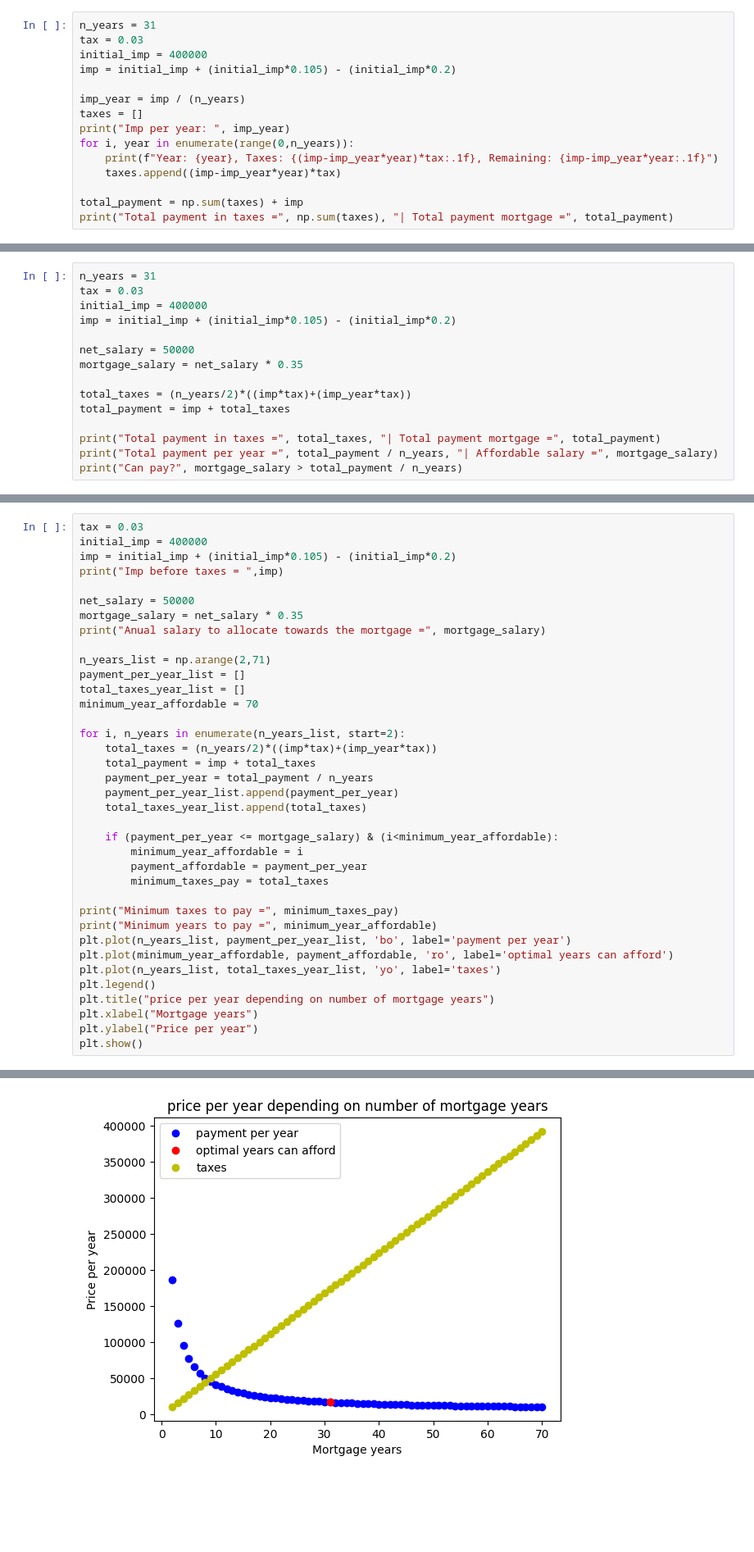
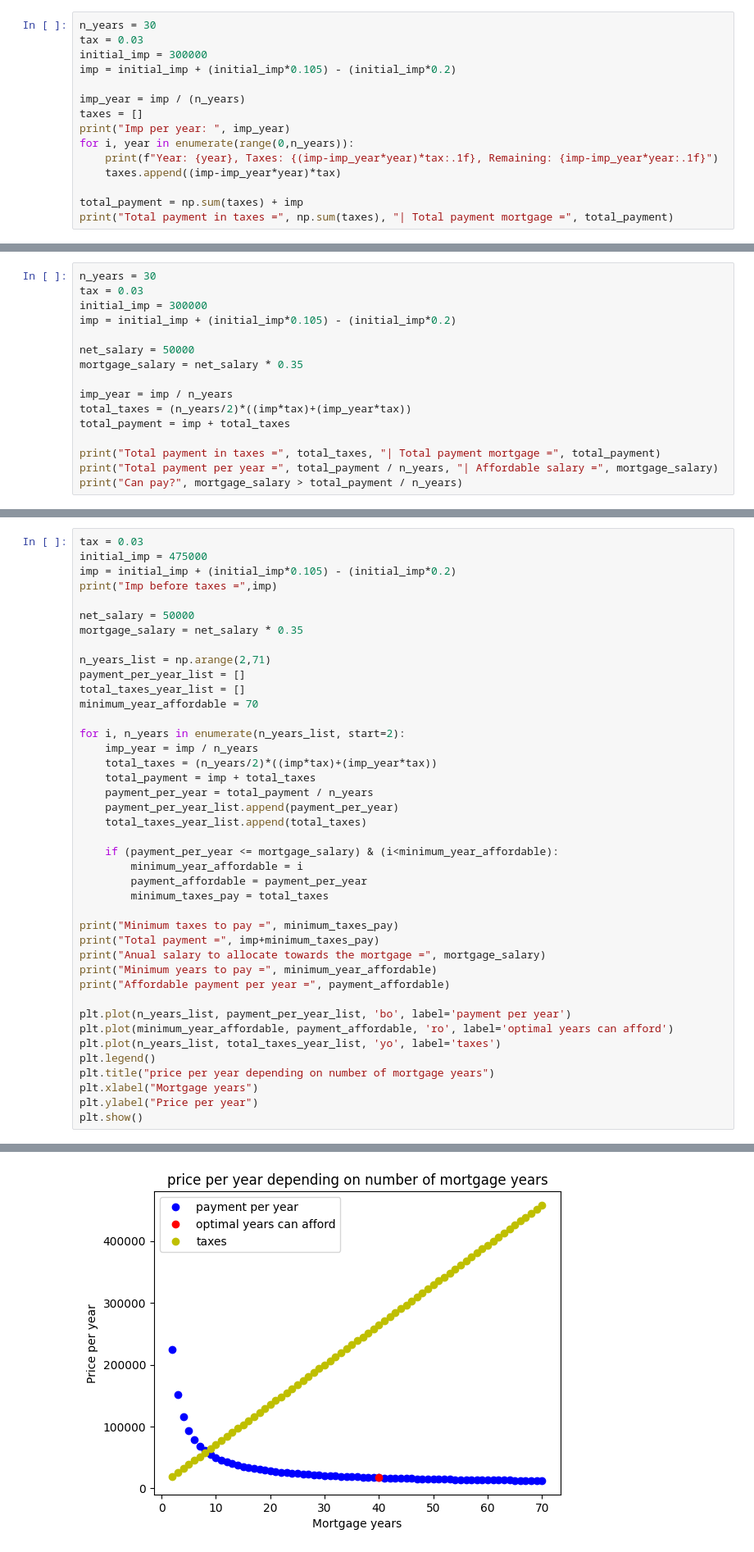
Before and after one commit to joseprs/FlatsHousesStudyBCN, a Jupyter notebook: analysis_salary.ipynb, the cells around one changed output, grey strips where cells are left out. Shown at 82% size. Saved outputs shown, nothing was run; the diff lists cells and outputs as text; blank space fills up the shorter version.

```diff
--- a/analysis_salary.ipynb
+++ b/analysis_salary.ipynb
@@ -173,7 +153,7 @@ $\displaystyle Dims: 1x2.5m \\ Area: 4m^2 \\ Volume: 5m^3$
 # %%
-n_years = 31
+n_years = 30
 tax = 0.03
-initial_imp = 400000
+initial_imp = 300000
 imp = initial_imp + (initial_imp*0.105) - (initial_imp*0.2)
 
 imp_year = imp / (n_years)
@@ -206,14 +186,15 @@ Total payment in taxes = 173759.99999999997 | Total payment mortgage = 535760.0
 # %% [markdown]
 ### Simplified calculation of mortgage cost
 # %%
-n_years = 31
+n_years = 30
 tax = 0.03
-initial_imp = 400000
+initial_imp = 300000
 imp = initial_imp + (initial_imp*0.105) - (initial_imp*0.2)
 
 net_salary = 50000
 mortgage_salary = net_salary * 0.35
 
+imp_year = imp / n_years
 total_taxes = (n_years/2)*((imp*tax)+(imp_year*tax))
 total_payment = imp + total_taxes
 
@@ -228,13 +209,12 @@ Can pay? True
 ### Calculation of the optimal years to pay the mortgage depending on the salary
 # %%
 tax = 0.03
-initial_imp = 400000
+initial_imp = 475000
 imp = initial_imp + (initial_imp*0.105) - (initial_imp*0.2)
-print("Imp before taxes = ",imp)
+print("Imp before taxes =",imp)
 
 net_salary = 50000
 mortgage_salary = net_salary * 0.35
-print("Anual salary to allocate towards the mortgage =", mortgage_salary)
 
 n_years_list = np.arange(2,71)
 payment_per_year_list = []
@@ -242,6 +222,7 @@ total_taxes_year_list = []
 minimum_year_affordable = 70
 
 for i, n_years in enumerate(n_years_list, start=2):
+    imp_year = imp / n_years
     total_taxes = (n_years/2)*((imp*tax)+(imp_year*tax))
     total_payment = imp + total_taxes
     payment_per_year = total_payment / n_years
@@ -254,7 +235,11 @@ for i, n_years in enumerate(n_years_list, start=2):
         minimum_taxes_pay = total_taxes
 
 print("Minimum taxes to pay =", minimum_taxes_pay)
+print("Total payment =", imp+minimum_taxes_pay)
+print("Anual salary to allocate towards the mortgage =", mortgage_salary)
 print("Minimum years to pay =", minimum_year_affordable)
+print("Affordable payment per year =", payment_affordable)
+
 plt.plot(n_years_list, payment_per_year_list, 'bo', label='payment per year')
 plt.plot(minimum_year_affordable, payment_affordable, 'ro', label='optimal years can afford')
 plt.plot(n_years_list, total_taxes_year_list, 'yo', label='taxes')
@@ -271 +258 @@ Minimum years to pay = 31
-[figure, old version]
+[figure, new version]
```
Also changed, not shown: parts of 26 cells of this notebook.
